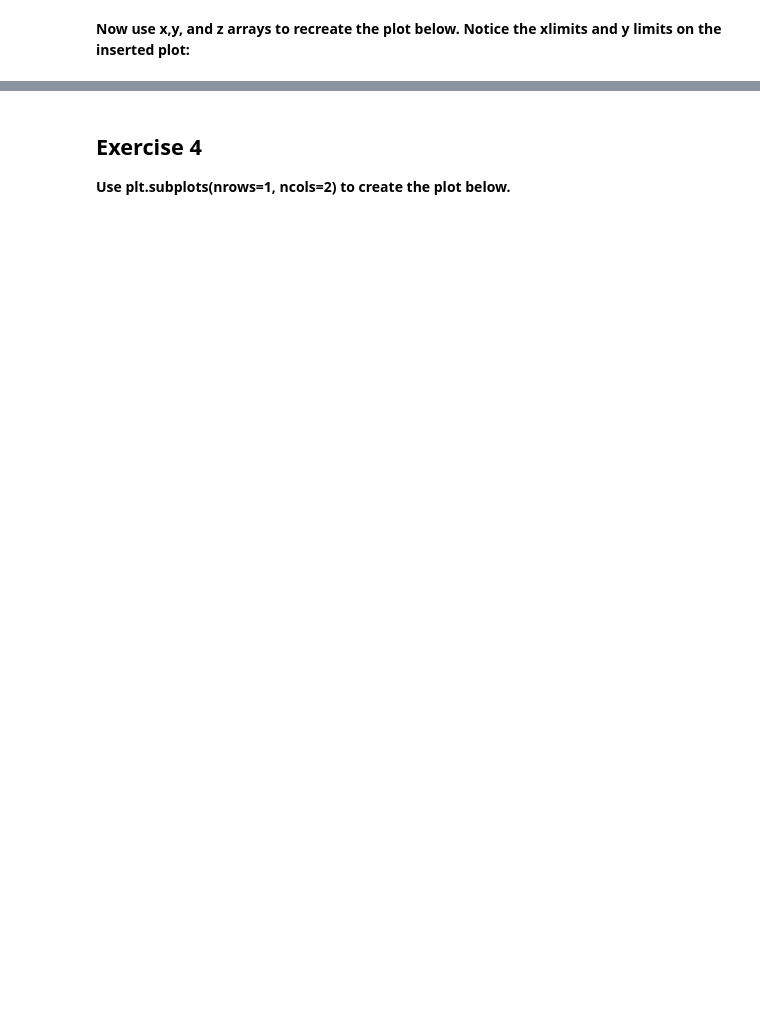
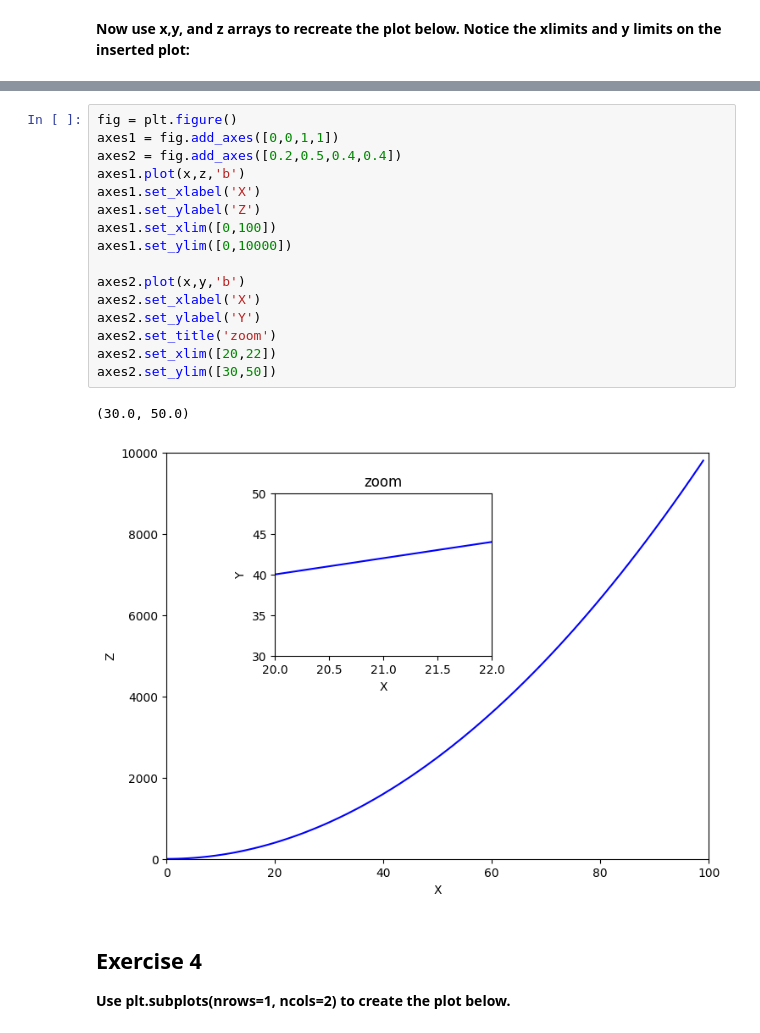
Before and after one commit to spiraloo/Analyzing-Business-Performance-Using-Demand-Forecasting-Techniques, a Jupyter notebook: Assignment 2/Exercise 01/220961_Sangam.ipynb, the cells around one changed output, grey strips where cells are left out. Saved outputs shown, nothing was run; the diff lists cells and outputs as text; blank space fills up the shorter version.

```diff
--- a/Assignment 2/Exercise 01/220961_Sangam.ipynb
+++ b/Assignment 2/Exercise 01/220961_Sangam.ipynb
@@ -75,3 +68,22 @@ Text(0.5, 1.0, 'zoom')
+# %%
+fig = plt.figure()
+axes1 = fig.add_axes([0,0,1,1])
+axes2 = fig.add_axes([0.2,0.5,0.4,0.4])
+axes1.plot(x,z,'b')
+axes1.set_xlabel('X')
+axes1.set_ylabel('Z')
+axes1.set_xlim([0,100])
+axes1.set_ylim([0,10000])
+
+axes2.plot(x,y,'b')
+axes2.set_xlabel('X')
+axes2.set_ylabel('Y')
+axes2.set_title('zoom')
+axes2.set_xlim([20,22])
+axes2.set_ylim([30,50])
+# %% [output]
+(30.0, 50.0)
+[figure, added]
 # %% [markdown]
 ## Exercise 4
 
```
Also changed, not shown: parts of 13 cells of this notebook.
